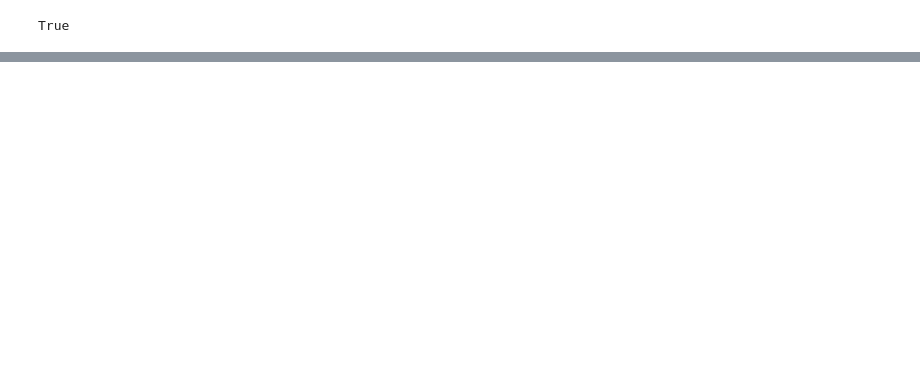
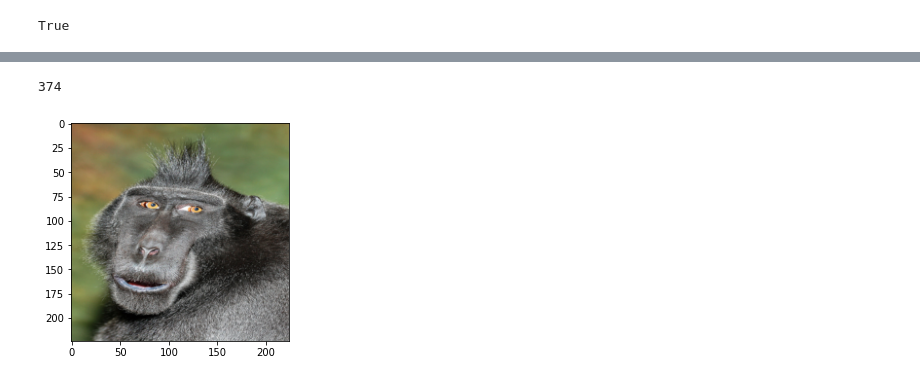
Before and after one commit to tillhartmann/ActMax-Optimizer-Dev, a Jupyter notebook: imagenet_activation.ipynb, the cells around one changed output, grey strips where cells are left out. Drawn from its saved outputs; the diff is of its cells as text; code cells hidden in the pictures; blank space fills up the shorter version.

```diff
--- a/imagenet_activation.ipynb
+++ b/imagenet_activation.ipynb
@@ -81,0 +104,21 @@ np.argmax(maxmedian,axis=0)
+# %%
+def torch_image_to_uint8(img):
+
+    img_np = img.numpy()
+    img_np *= np.expand_dims(np.array(normalize_values[1]),axis=[1,2])
+    img_np += np.expand_dims(np.array(normalize_values[0]),axis=[1,2])
+
+    img_uint = (img_np *255).astype('uint8')
+
+    return img_uint.transpose(1,2,0)
+# %%
+
+best_image = np.argmax(scores)
+img, class_label = imagenet_data[best_image]
+
+plt.imshow(torch_image_to_uint8(img))
+
+class_label
+# %% [output]
+374
+[figure, added]
```
Also changed, not shown: parts of 4 cells of this notebook.
